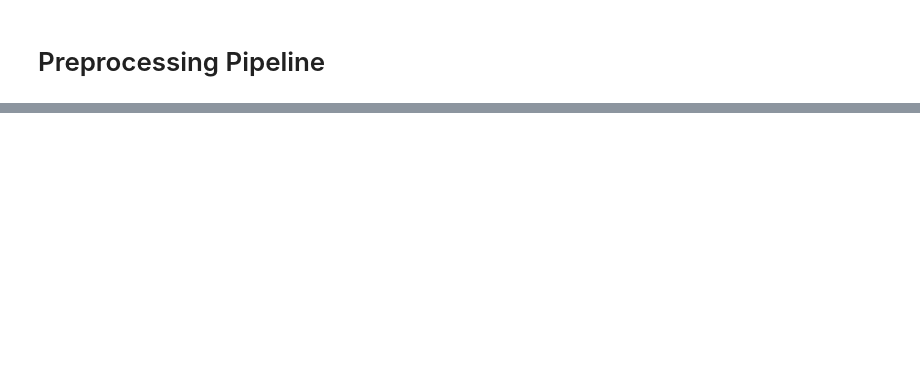
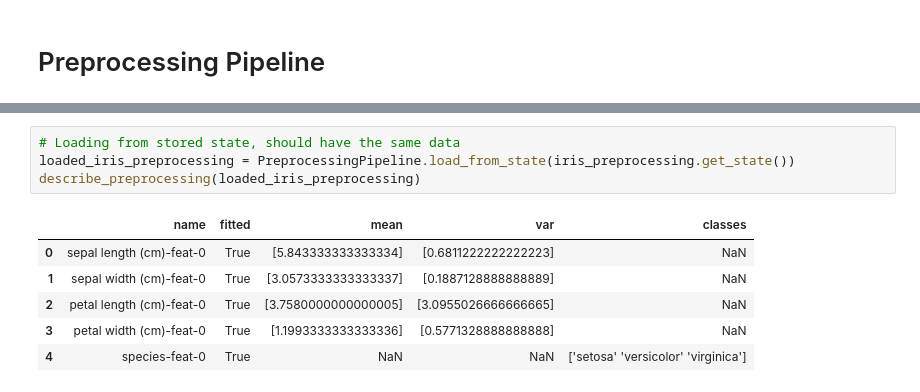
Before and after one commit to tridentbio/mariner, a Jupyter notebook: backend/notebooks/Preprocessing Pipeline.ipynb, the cells around one changed output, grey strips where cells are left out. Drawn from its saved outputs; the diff is of its cells as text; blank space fills up the shorter version.

```diff
--- a/backend/notebooks/Preprocessing Pipeline.ipynb
+++ b/backend/notebooks/Preprocessing Pipeline.ipynb
@@ -446,0 +490,11 @@ RuntimeError: Failed to fit "LabelEncoderConfig(type='sklearn.preprocessing.Labe
+# %%
+# Loading from stored state, should have the same data
+loaded_iris_preprocessing = PreprocessingPipeline.load_from_state(iris_preprocessing.get_state())
+describe_preprocessing(loaded_iris_preprocessing)
+# %% [output]
+|  | name | fitted | mean | var | classes |
+| 0 | sepal length (cm)-feat-0 | True | [5.843333333333334] | [0.6811222222222223] | NaN |
+| 1 | sepal width (cm)-feat-0 | True | [3.0573333333333337] | [0.1887128888888889] | NaN |
+| 2 | petal length (cm)-feat-0 | True | [3.7580000000000005] | [3.0955026666666665] | NaN |
+| 3 | petal width (cm)-feat-0 | True | [1.1993333333333336] | [0.5771328888888888] | NaN |
+| 4 | species-feat-0 | True | NaN | NaN | ['setosa' 'versicolor' 'virginica'] |
```
Also changed, not shown: parts of 16 cells of this notebook, 1 other file.
